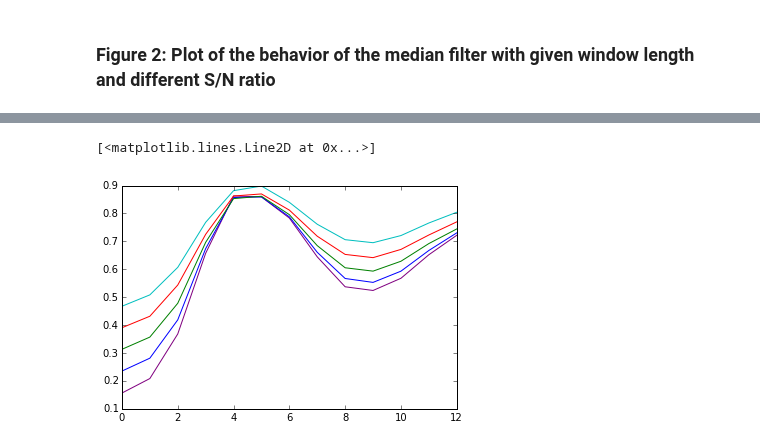
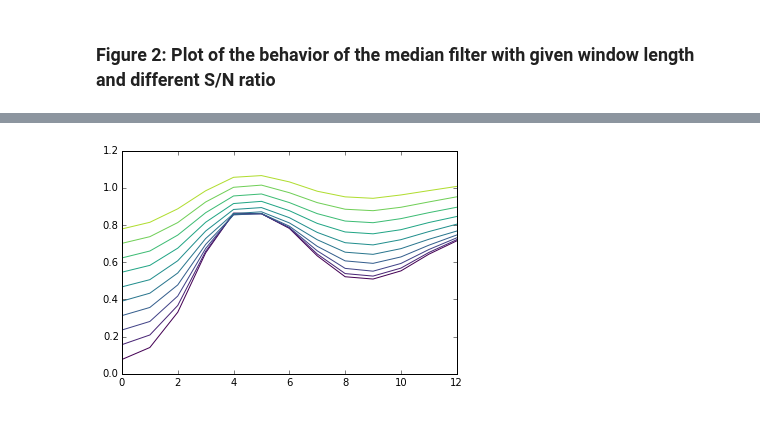
Before and after one commit to ktakagaki/kt-2015-DSPHandsOn, a Jupyter notebook: MedianFilter/Python/06. Behavior of the median filter with white noise/Behavior of the median filter with a noised sine wave.ipynb, the cells around one changed output, grey strips where cells are left out. Drawn from its saved outputs; the diff is of its cells as text; code cells hidden in the pictures.

```diff
--- a/MedianFilter/Python/06. Behavior of the median filter with white noise/Behavior of the median filter with a noised sine wave.ipynb
+++ b/MedianFilter/Python/06. Behavior of the median filter with white noise/Behavior of the median filter with a noised sine wave.ipynb
@@ -46,7 +46,7 @@ values = np.zeros((11, (550/64)))
 for w in range (65, 550, 64):
     count = count + 1
     for x in range(1, 11):
-        for i in range len(diff_noise):
+        for i in range (len(diff_noise)):
             # Create different noises, with x we change the signal to noise
             # ratio from 10 to 1.
             diff_noise[i, :] = np.random.normal(0, x/10., len(data))
@@ -70,5 +70,5 @@ for w in range (65, 550, 64):
             values[-(x+1):-x:,count] = mean
 # Save the array, because the calculation take some time.
 # Load the array with"values = np.loadtxt('values.out')".
-np.savetxt("values.out", values)
+np.savetxt("values.txt", values)
 # %%
@@ -119,9 +119,8 @@ for p in range(10):
-# %%
-plt.plot(test[1 ::, 1], color='purple')
-plt.plot(test[1 ::, 2])
-plt.plot(test[1 ::, 3])
-plt.plot(test[1 ::, 4])
-plt.plot(test[1 ::, 5])
-# %% [output]
-[<matplotlib.lines.Line2D at 0x...>]
-[figure, removed]
+# %%
+viridis_data = np.loadtxt('viridis_data.txt')
+# viris_data taken from
+# https://github.com/BIDS/colormap/blob/master/colormaps.py
+for i in range (10):
+    plt.plot(test[1 ::, i], color=viridis_data[i*25,:])
+# %% [output]
+[figure, added]
```
Also changed, not shown: parts of 5 cells of this notebook.
